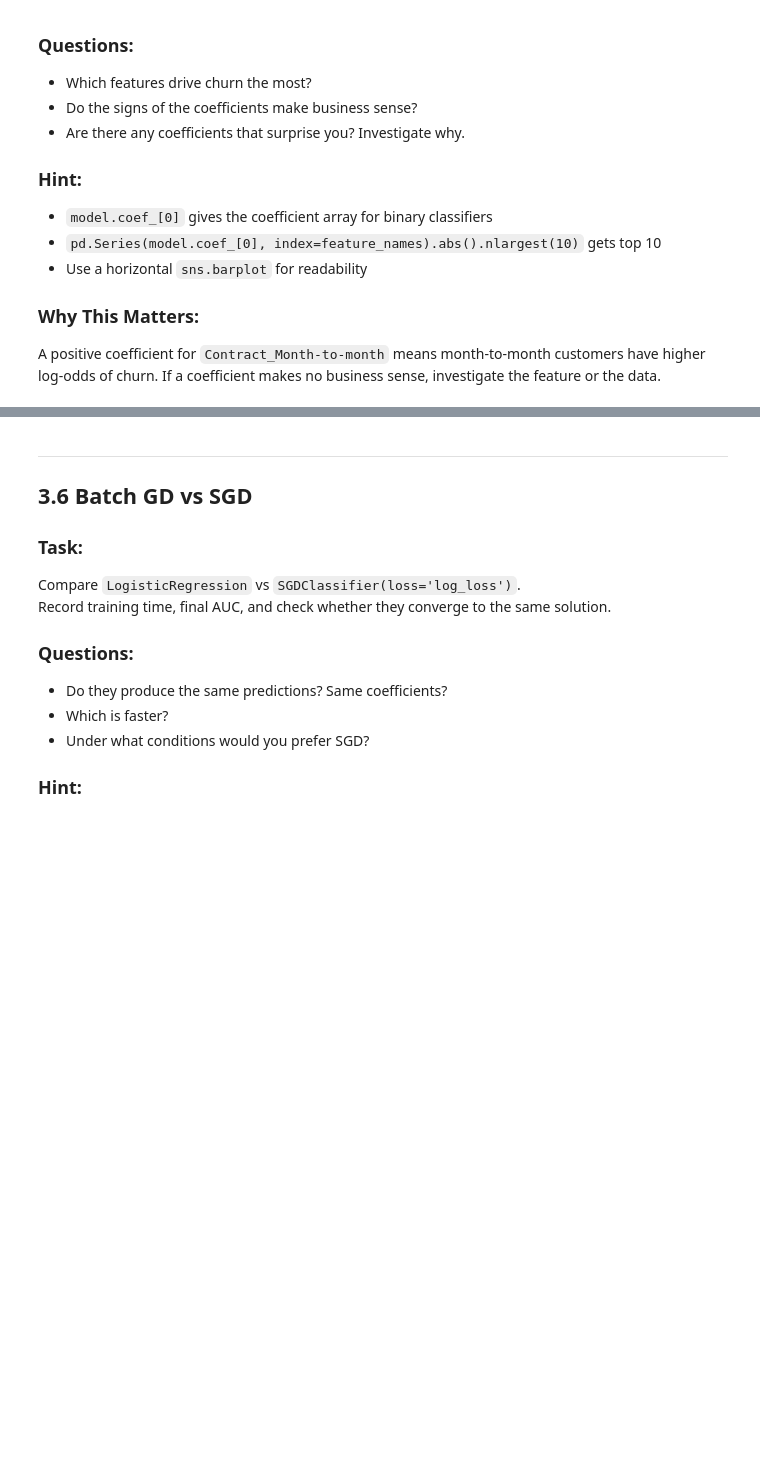
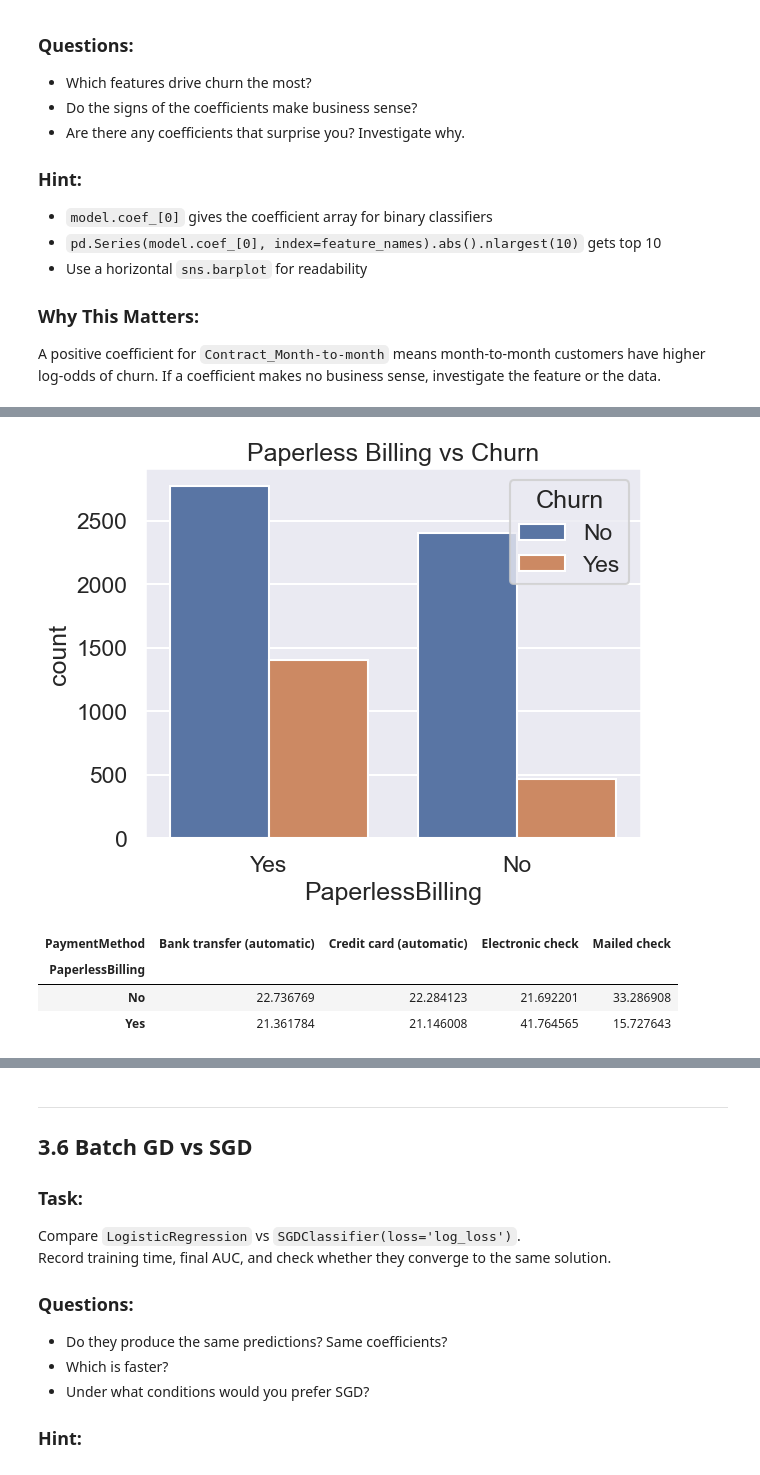
Before and after one commit to omgchan/AIF-WEEK4, a Jupyter notebook: model/W4_Linear_Models_Assignment.ipynb, the cells around one changed output, grey strips where cells are left out. Drawn from its saved outputs; the diff is of its cells as text; code cells hidden in the pictures; blank space fills up the shorter version.

```diff
--- a/model/W4_Linear_Models_Assignment.ipynb
+++ b/model/W4_Linear_Models_Assignment.ipynb
@@ -847,0 +937,22 @@ A positive coefficient for `Contract_Month-to-month` means month-to-month custom
+# %%
+sns.countplot(
+    data=df,
+    x='PaperlessBilling',
+    hue='Churn'
+)
+
+plt.title("Paperless Billing vs Churn")
+plt.show()
+# %% [output]
+[figure, added]
+# %%
+pd.crosstab(
+    df['PaperlessBilling'],
+    df['PaymentMethod'],
+    normalize='index',
+) * 100
+# %% [output]
+| PaymentMethod | Bank transfer (automatic) | Credit card (automatic) | Electronic check | Mailed check |
+| PaperlessBilling |  |  |  |  |
+| No | 22.736769 | 22.284123 | 21.692201 | 33.286908 |
+| Yes | 21.361784 | 21.146008 | 41.764565 | 15.727643 |
```
Also changed, not shown: parts of 68 cells of this notebook.
